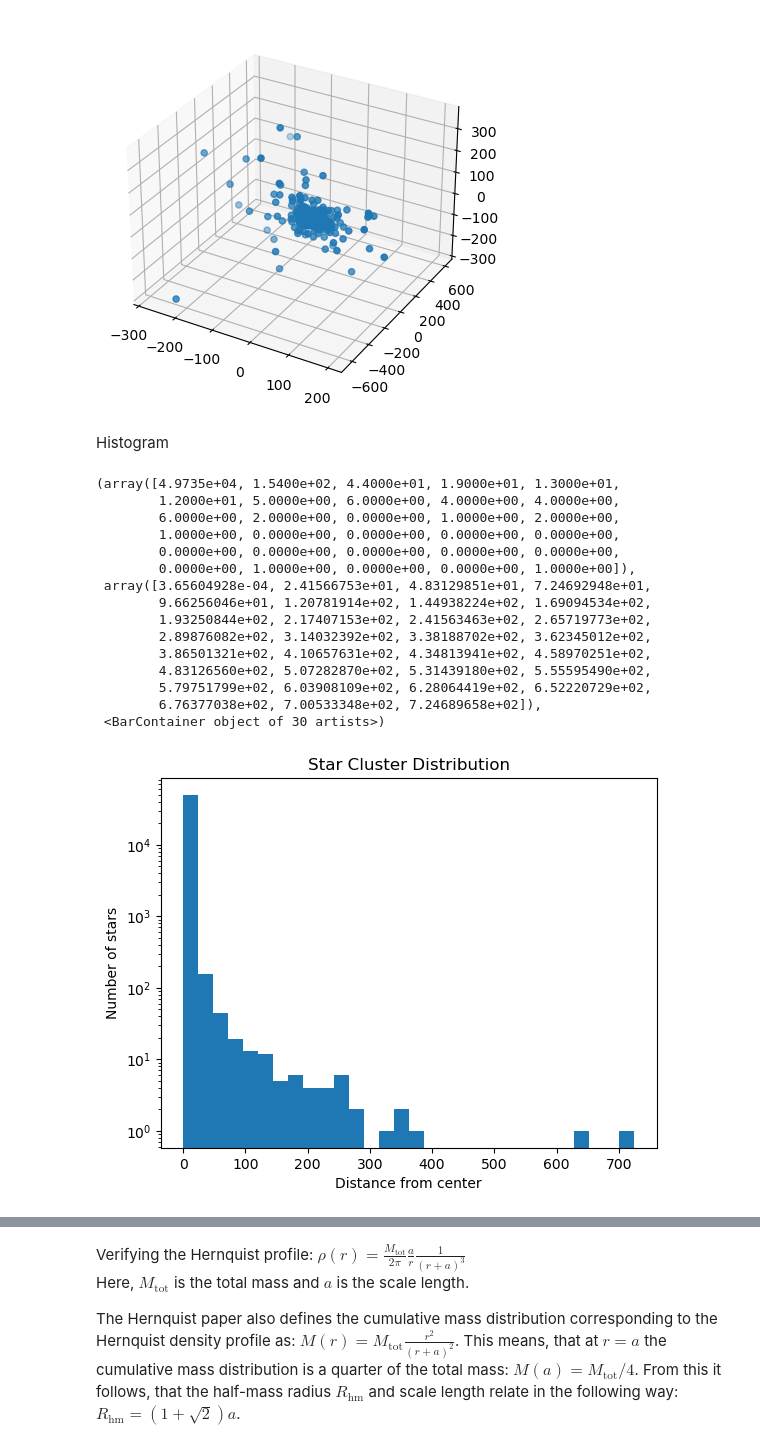
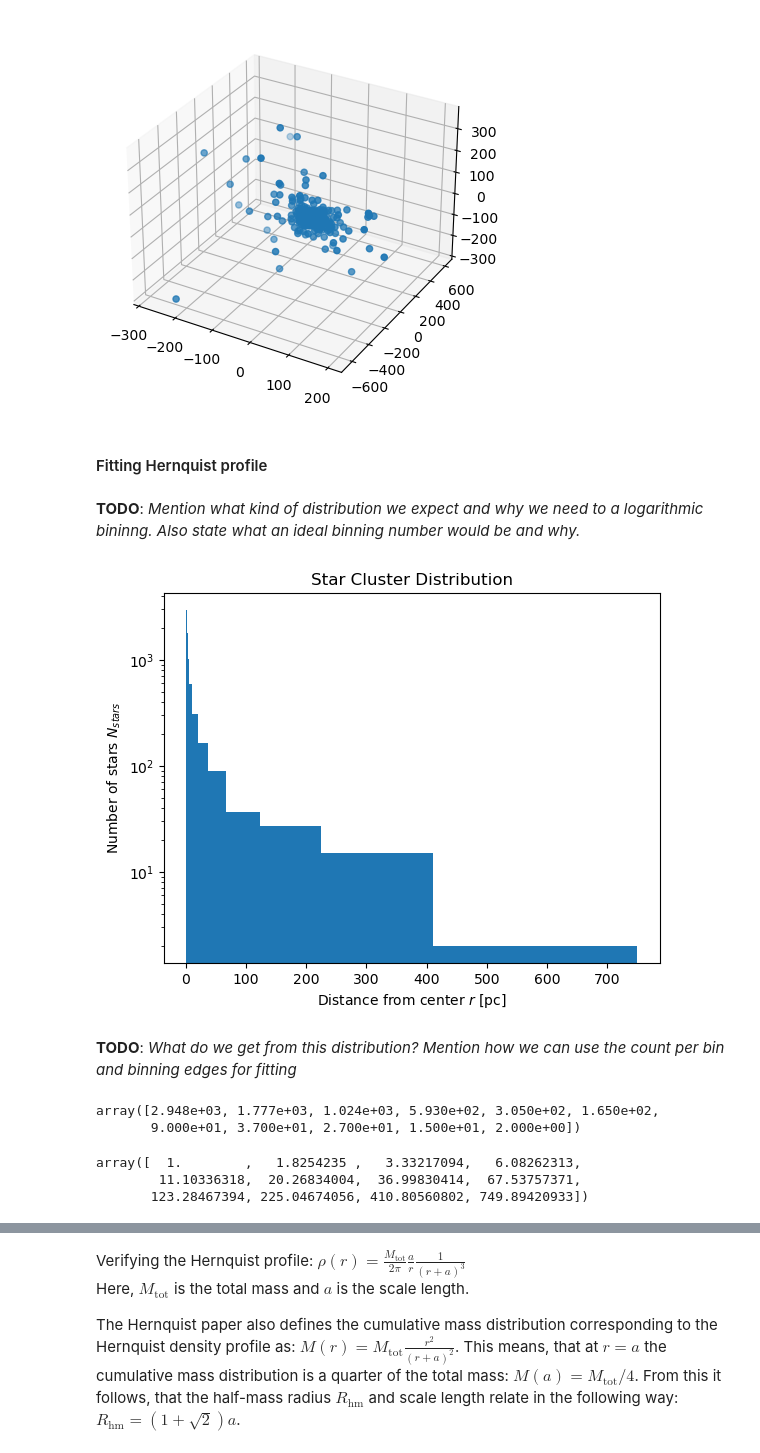
Before and after one commit to nshakm/comp_astro_n_body, a Jupyter notebook: AnshakMallik_N-BodyProject_ComputationalAstrophysics_HS23.ipynb, the cells around one changed output, grey strips where cells are left out. Cells and saved outputs as stored; diff of their text form; code cells hidden in the pictures.

```diff
--- a/AnshakMallik_N-BodyProject_ComputationalAstrophysics_HS23.ipynb
+++ b/AnshakMallik_N-BodyProject_ComputationalAstrophysics_HS23.ipynb
@@ -89,27 +81,2 @@ ax.scatter(x, y, z)
 # %% [markdown]
-Histogram
+#### Fitting Hernquist profile
-# %%
-plt.figure()
-plt.title('Star Cluster Distribution')
-plt.xlabel('Distance from center')
-plt.ylabel('Number of stars')
-plt.hist(data['distance'], bins=30, log=True)
-#First output is array of frequencies (y)
-#Second output is array of bin edges (length = bins+1)
-# %% [output]
-(array([4.9735e+04, 1.5400e+02, 4.4000e+01, 1.9000e+01, 1.3000e+01,
-        1.2000e+01, 5.0000e+00, 6.0000e+00, 4.0000e+00, 4.0000e+00,
-        6.0000e+00, 2.0000e+00, 0.0000e+00, 1.0000e+00, 2.0000e+00,
-        1.0000e+00, 0.0000e+00, 0.0000e+00, 0.0000e+00, 0.0000e+00,
-        0.0000e+00, 0.0000e+00, 0.0000e+00, 0.0000e+00, 0.0000e+00,
-        0.0000e+00, 1.0000e+00, 0.0000e+00, 0.0000e+00, 1.0000e+00]),
- array([3.65604928e-04, 2.41566753e+01, 4.83129851e+01, 7.24692948e+01,
-        9.66256046e+01, 1.20781914e+02, 1.44938224e+02, 1.69094534e+02,
-        1.93250844e+02, 2.17407153e+02, 2.41563463e+02, 2.65719773e+02,
-        2.89876082e+02, 3.14032392e+02, 3.38188702e+02, 3.62345012e+02,
-        3.86501321e+02, 4.10657631e+02, 4.34813941e+02, 4.58970251e+02,
-        4.83126560e+02, 5.07282870e+02, 5.31439180e+02, 5.55595490e+02,
-        5.79751799e+02, 6.03908109e+02, 6.28064419e+02, 6.52220729e+02,
-        6.76377038e+02, 7.00533348e+02, 7.24689658e+02]),
- <BarContainer object of 30 artists>)
-[figure, removed]
@@ -117,0 +83,29 @@ plt.hist(data['distance'], bins=30, log=True)
+# %% [markdown]
+**TODO**: _Mention what kind of distribution we expect and why we need to a logarithmic bininng. Also state what an ideal binning number would be and why._
+# %%
+bins = np.logspace(0, 2.875, num=12)
+# bins
+
+plt.figure()
+plt.title('Star Cluster Distribution')
+plt.xlabel(r'Distance from center $r$ [pc]')
+plt.ylabel(r'Number of stars $N_{{stars}}$')
+hist_data = plt.hist(data['distance'], bins=bins, log=True)
+# %% [output]
+[figure, added]
+# %% [markdown]
+**TODO**: _What do we get from this distribution? Mention how we can use the count per bin and binning edges for fitting_
+# %%
+N_stars = hist_data[0]
+N_stars
+# %% [output]
+array([2.948e+03, 1.777e+03, 1.024e+03, 5.930e+02, 3.050e+02, 1.650e+02,
+       9.000e+01, 3.700e+01, 2.700e+01, 1.500e+01, 2.000e+00])
+# %%
+bin_edges = hist_data[1]
+r_outer = bin_edges
+r_outer
+# %% [output]
+array([  1.        ,   1.8254235 ,   3.33217094,   6.08262313,
+        11.10336318,  20.26834004,  36.99830414,  67.53757371,
+       123.28467394, 225.04674056, 410.80560802, 749.89420933])
```
Also changed, not shown: parts of 39 cells of this notebook.
